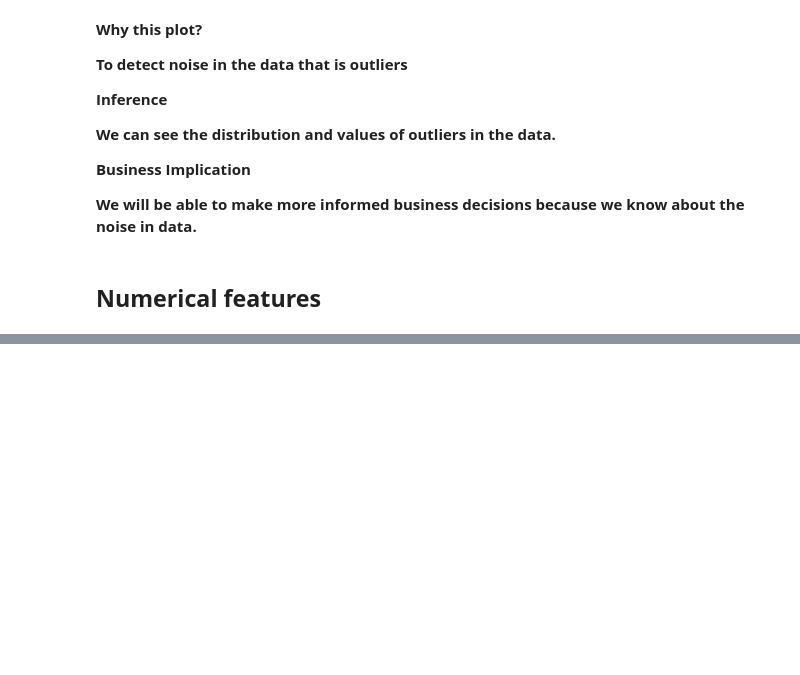
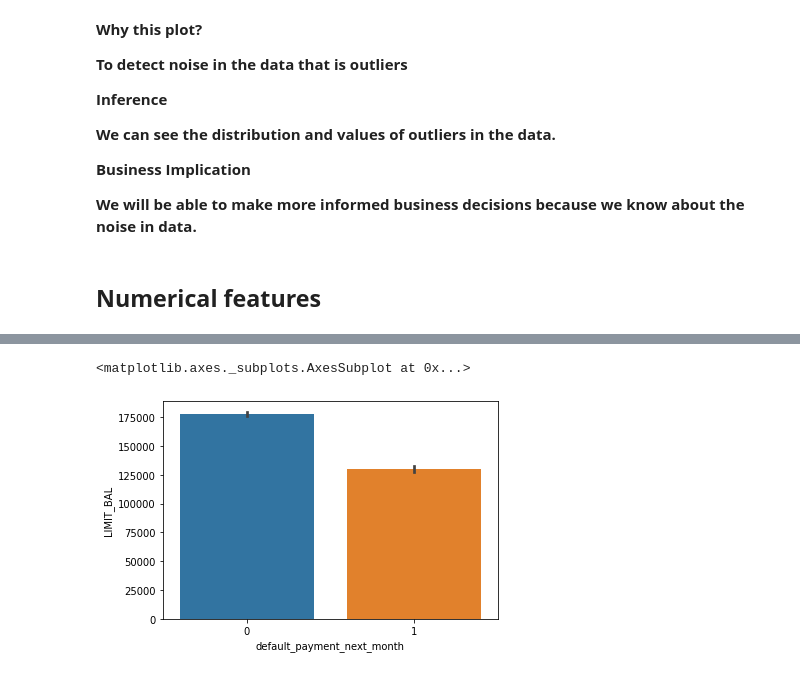
Before and after one commit to AshutoshKumarDubey/Credit_Card_Default_Prediction_By_Ashutosh-Kumar-Dubey, a Jupyter notebook: Credit_Card_Default_Prediction_BY_Ashutosh_Kumar_Dubey.ipynb, the cells around one changed output, grey strips where cells are left out. Saved outputs shown, nothing was run; the diff lists cells and outputs as text; code cells hidden in the pictures; blank space fills up the shorter version.

```diff
--- a/Credit_Card_Default_Prediction_BY_Ashutosh_Kumar_Dubey.ipynb
+++ b/Credit_Card_Default_Prediction_BY_Ashutosh_Kumar_Dubey.ipynb
@@ -571,0 +613,6 @@ ax = sns.boxplot(x="default_payment_next_month", y="AGE", data=credit_df)
+# %%
+#plotting the bar plot to vizualize the data distribution
+sns.barplot(x='default_payment_next_month', y='LIMIT_BAL', data=credit_df)
+# %% [output]
+<matplotlib.axes._subplots.AxesSubplot at 0x...>
+[figure, added]
```
Also changed, not shown: parts of 21 cells of this notebook.
